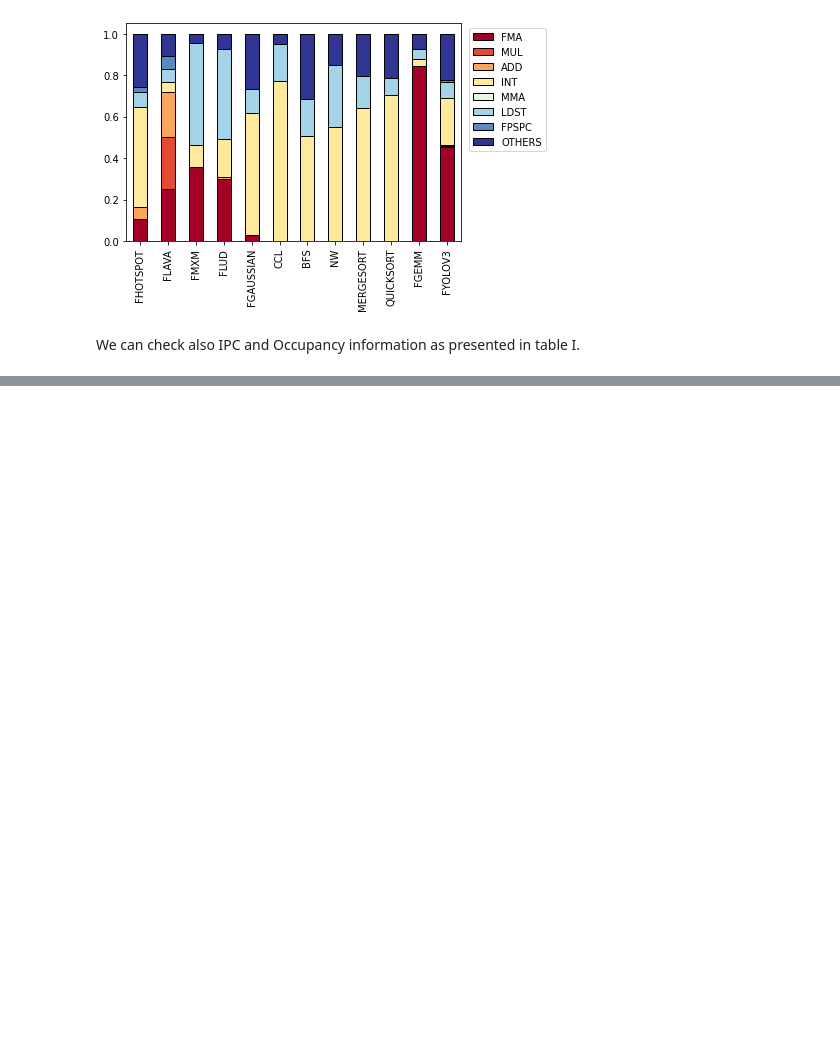
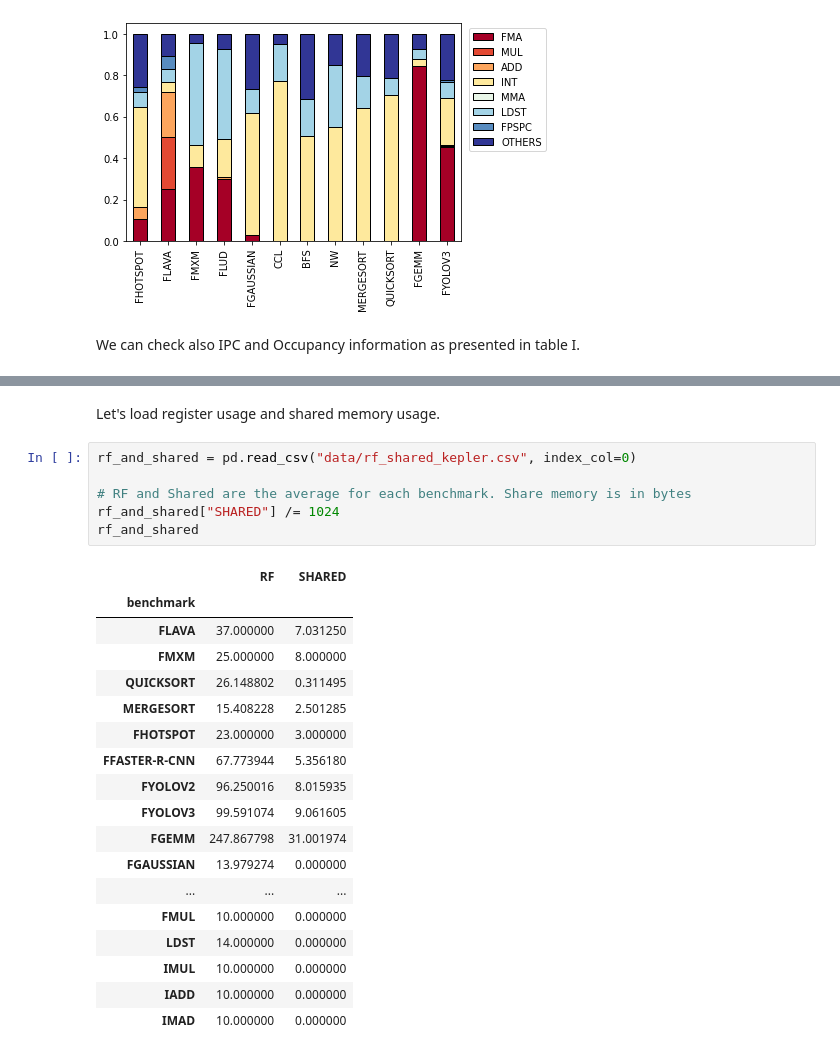
Before and after one commit to UFRGS-CAROL/ipdps2021, a Jupyter notebook: profile_kepler.ipynb, the cells around one changed output, grey strips where cells are left out. Cells and saved outputs as stored; diff of their text form; blank space fills up the shorter version.

Commit message:
update on kepler profiler notebook

```diff
--- a/profile_kepler.ipynb
+++ b/profile_kepler.ipynb
@@ -144,3 +144,30 @@ ipc_and_occ
 | metric |  |  |  |  |  |  |  |  |  |  | ... |
 | ipc | 3.882168 | 4.118701 | 1.499652 | 0.578454 | 0.506510 | 0.135215 | 1.216227 | 0.193658 | 2.103046 | 1.965020 | ... |
 | achieved_occupancy | 0.939555 | 0.561956 | 0.999312 | 0.364674 | 0.331809 | 0.108866 | 0.800480 | 0.075947 | 0.964060 | 0.953193 | ... |
+# %% [markdown]
+Let's load register usage and shared memory usage.
+# %%
+rf_and_shared = pd.read_csv("data/rf_shared_kepler.csv", index_col=0)
+
+# RF and Shared are the average for each benchmark. Share memory is in bytes
+rf_and_shared["SHARED"] /= 1024
+rf_and_shared
+# %% [output]
+|  | RF | SHARED |
+| benchmark |  |  |
+| FLAVA | 37.000000 | 7.031250 |
+| FMXM | 25.000000 | 8.000000 |
+| QUICKSORT | 26.148802 | 0.311495 |
+| MERGESORT | 15.408228 | 2.501285 |
+| FHOTSPOT | 23.000000 | 3.000000 |
+| FFASTER-R-CNN | 67.773944 | 5.356180 |
+| FYOLOV2 | 96.250016 | 8.015935 |
+| FYOLOV3 | 99.591074 | 9.061605 |
+| FGEMM | 247.867798 | 31.001974 |
+| FGAUSSIAN | 13.979274 | 0.000000 |
+| ... | ... | ... |
+| FMUL | 10.000000 | 0.000000 |
+| LDST | 14.000000 | 0.000000 |
+| IMUL | 10.000000 | 0.000000 |
+| IADD | 10.000000 | 0.000000 |
+| IMAD | 10.000000 | 0.000000 |
```
Also changed, not shown: parts of 3 cells of this notebook, 2 other files.
